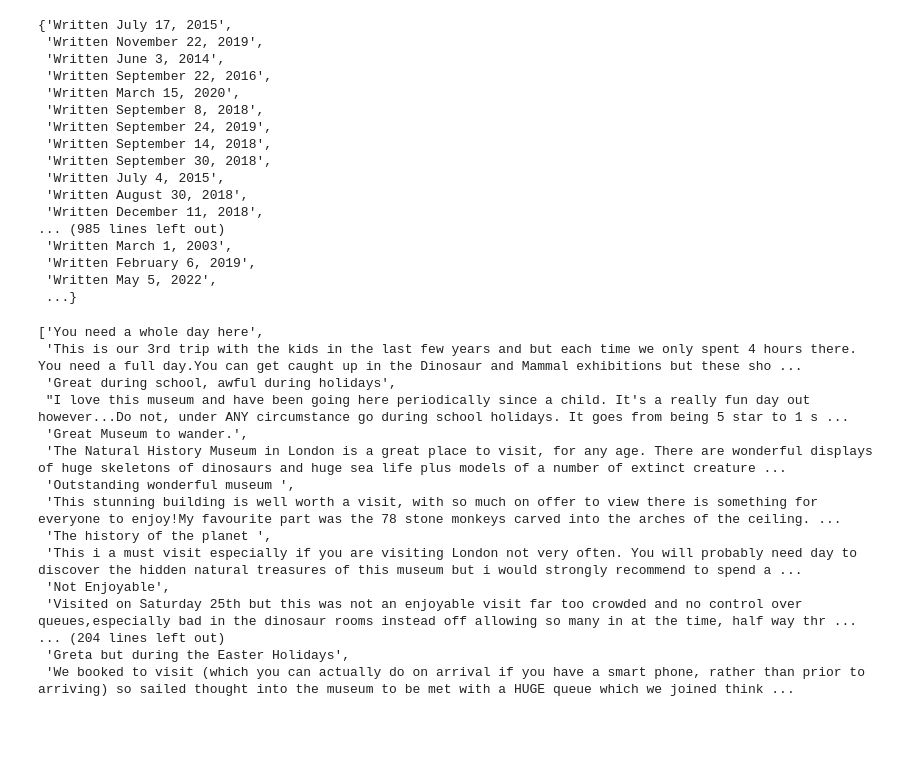
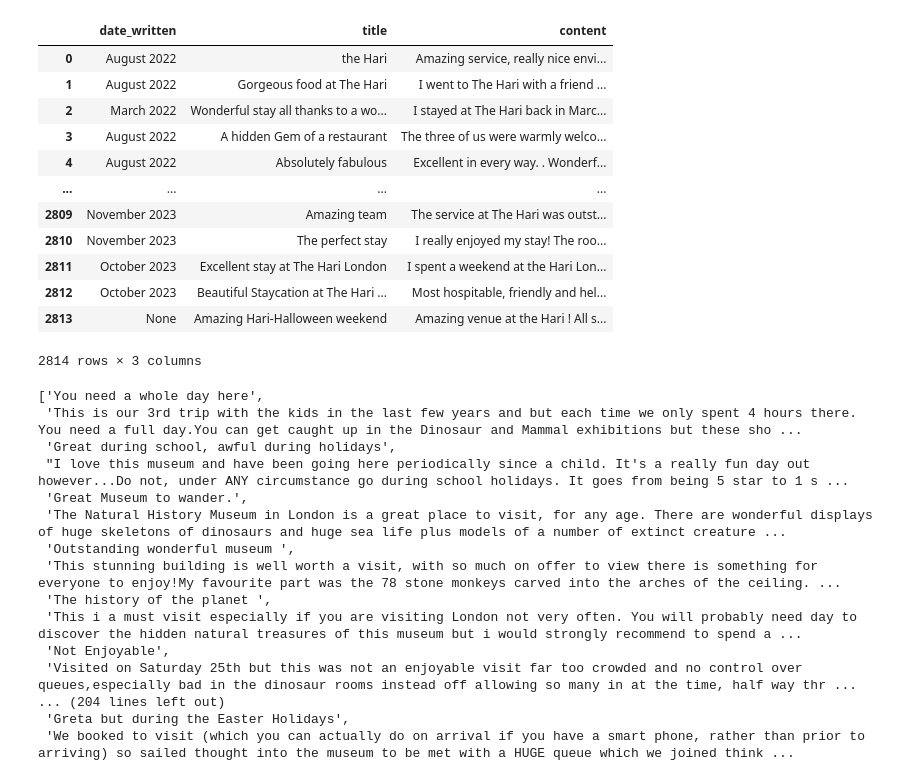
Before and after one commit to George-Michael-Dagogo/IMDB_tutorial, a Jupyter notebook: test.ipynb, the cells around one changed output. Drawn from its saved outputs; the diff is of its cells as text; code cells hidden in the pictures; blank space fills up the shorter version.

```diff
--- a/test.ipynb
+++ b/test.ipynb
@@ -71,23 +82,20 @@ https://www.tripadvisor.com/Attraction_Review-g186338-d188862-Reviews-or2970-Nat
-# %%
-https://www.tripadvisor.com/Hotels-g186338-a_sort.POPULARITY-London_England-Hotels.html
-# %% [output]
-{'Written July 17, 2015',
- 'Written November 22, 2019',
- 'Written June 3, 2014',
- 'Written September 22, 2016',
- 'Written March 15, 2020',
- 'Written September 8, 2018',
- 'Written September 24, 2019',
- 'Written September 14, 2018',
- 'Written September 30, 2018',
- 'Written July 4, 2015',
- 'Written August 30, 2018',
- 'Written December 11, 2018',
-... (985 lines left out)
- 'Written March 1, 2003',
- 'Written February 6, 2019',
- 'Written May 5, 2022',
- ...}
+# %%
+df = df.transpose()
+df
+# %% [output]
+|  | date_written | title | content |
+| 0 | August 2022 | the Hari | Amazing service, really nice envi... |
+| 1 | August 2022 | Gorgeous food at The Hari | I went to The Hari with a friend ... |
+| 2 | March 2022 | Wonderful stay all thanks to a wo... | I stayed at The Hari back in Marc... |
+| 3 | August 2022 | A hidden Gem of a restaurant | The three of us were warmly welco... |
+| 4 | August 2022 | Absolutely fabulous | Excellent in every way. . Wonderf... |
+| ... | ... | ... | ... |
+| 2809 | November 2023 | Amazing team | The service at The Hari was outst... |
+| 2810 | November 2023 | The perfect stay | I really enjoyed my stay! The roo... |
+| 2811 | October 2023 | Excellent stay at The Hari London | I spent a weekend at the Hari Lon... |
+| 2812 | October 2023 | Beautiful Staycation at The Hari ... | Most hospitable, friendly and hel... |
+| 2813 | None | Amazing Hari-Halloween weekend | Amazing venue at the Hari ! All s... |
+2814 rows × 3 columns
 # %%
 
 filt = [string for string in contents if not string.startswith("Tickets") and string != "Learn more about animal welfare in tourism"]
```
Also changed, not shown: parts of 1 cell of this notebook, 7 other files.
